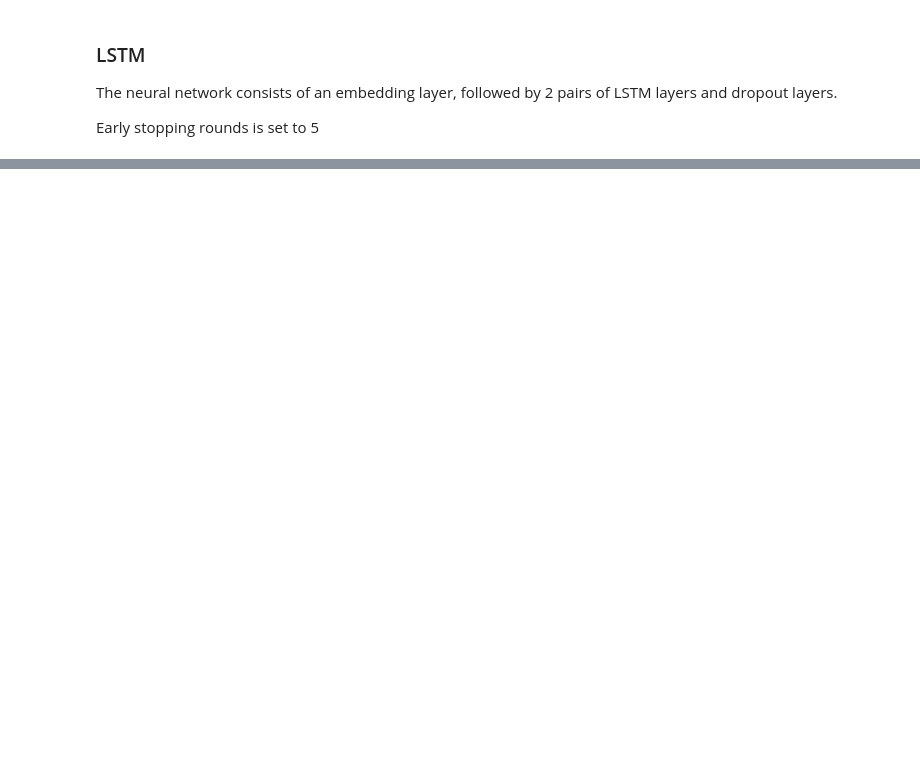
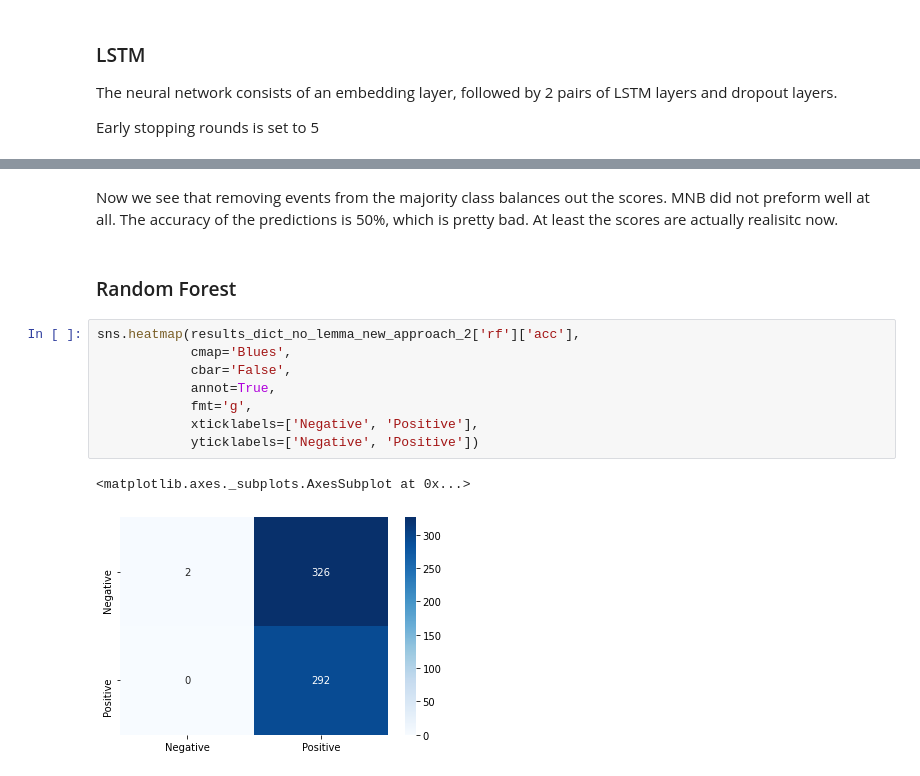
Before and after one commit to Hadryan/Amazon-Musical-Instrument-Sentiment-Analysis, a Jupyter notebook: Results.ipynb, the cells around one changed output, grey strips where cells are left out. Drawn from its saved outputs; the diff is of its cells as text; blank space fills up the shorter version.

```diff
--- a/Results.ipynb
+++ b/Results.ipynb
@@ -163,0 +182,15 @@ It seems that removing the neutral class did not help our issue. I am only left
+# %% [markdown]
+Now we see that removing events from the majority class balances out the scores. MNB did not preform well at all. The accuracy of the predictions is 50%, which is pretty bad. At least the scores are actually realisitc now.
+# %% [markdown]
+### Random Forest
+# %%
+sns.heatmap(results_dict_no_lemma_new_approach_2['rf']['acc'],
+            cmap='Blues',
+            cbar='False',
+            annot=True,
+            fmt='g',
+            xticklabels=['Negative', 'Positive'],
+            yticklabels=['Negative', 'Positive'])
+# %% [output]
+<matplotlib.axes._subplots.AxesSubplot at 0x...>
+[figure, added]
```
Also changed, not shown: parts of 21 cells of this notebook, 16 other files.
